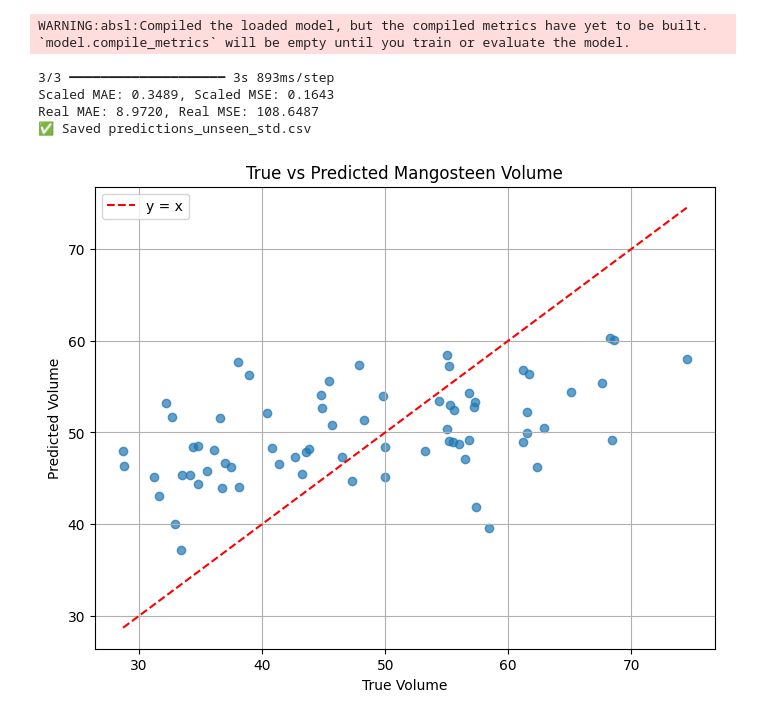
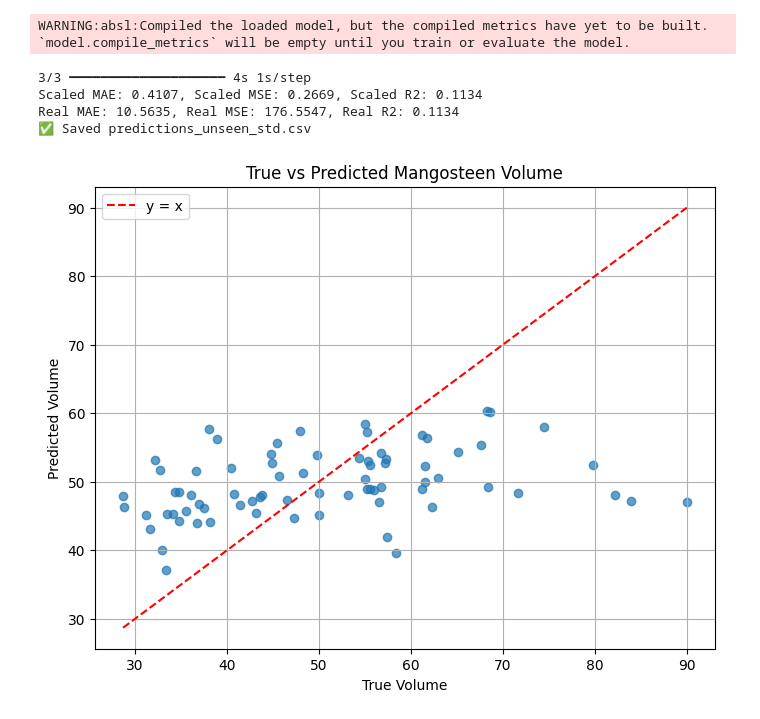
Before and after one commit to Ahmadaduwa/Mongoesteen, a Jupyter notebook: own_test.ipynb, the cells around one changed output. Saved outputs shown, nothing was run; the diff lists cells and outputs as text; code cells hidden in the pictures.

```diff
--- a/own_test.ipynb
+++ b/own_test.ipynb
@@ -4,7 +4,7 @@ import numpy as np
 import tensorflow as tf
 from tensorflow.keras.models import load_model
 from sklearn.preprocessing import StandardScaler
-from sklearn.metrics import mean_absolute_error, mean_squared_error
+from sklearn.metrics import mean_absolute_error, mean_squared_error, r2_score
 import joblib
 import matplotlib.pyplot as plt
 import pandas as pd
@@ -12,7 +12,7 @@ import pandas as pd
 # --- config ---
 MODEL_PATH = "./mangosteen_volume_model_aug.h5"
 SCALER_PATH = "./volume_scaler.save"
-TEST_DATA_DIR = "./DataTest/combined2"
+TEST_DATA_DIR = "./DataTest/combined"
 TEST_VOLUME_DIR = "./DataTest/labels"
 IMG_SIZE = 224
 
@@ -28,52 +28,69 @@ def load_test_data(test_dir, volume_dir):
             base = f.split('.',1)[0]
             vf = os.path.join(volume_dir, base+".txt")
             if os.path.exists(vf):
-                vol = float(open(vf).read().strip())
+                try:
+                    vol = float(open(vf).read().strip())
+                except:
+                    continue
                 img = cv2.imread(os.path.join(test_dir,f))
                 img = cv2.cvtColor(img, cv2.COLOR_BGR2RGB)
                 img = cv2.resize(img,(IMG_SIZE,IMG_SIZE))
                 imgs.append(img.astype('float32')/255.0)
                 vols.append(vol)
+    if len(imgs) == 0:
+        return np.array([]), np.array([])
     return np.stack(imgs,axis=0), np.array(vols)
 
 X_test, y_true = load_test_data(TEST_DATA_DIR, TEST_VOLUME_DIR)
+
+if X_test.size == 0:
+    raise RuntimeError("No test images found. ตรวจสอบ TEST_DATA_DIR และ TEST_VOLUME_DIR")
 
 # --- predict ---
 y_pred_scaled = model.predict(X_test, batch_size=32).flatten()
 
 # --- evaluate on scaled values (ก่อน de-normalize) ---
 y_true_scaled = scaler.transform(y_true.reshape(-1,1)).flatten()
 mae_scaled = mean_absolute_error(y_true_scaled, y_pred_scaled)
 mse_scaled = mean_squared_error(y_true_scaled, y_pred_scaled)
-print(f"Scaled MAE: {mae_scaled:.4f}, Scaled MSE: {mse_scaled:.4f}")
+r2_scaled = r2_score(y_true_scaled, y_pred_scaled)
+print(f"Scaled MAE: {mae_scaled:.4f}, Scaled MSE: {mse_scaled:.4f}, Scaled R2: {r2_scaled:.4f}")
 
 # --- de-normalize (กลับมาเป็นหน่วยจริง) ---
 y_pred = scaler.inverse_transform(y_pred_scaled.reshape(-1,1)).flatten()
 
 # --- evaluate on real values (de-normalize) ---
 mae_real = mean_absolute_error(y_true, y_pred)
 mse_real = mean_squared_error(y_true, y_pred)
-print(f"Real MAE: {mae_real:.4f}, Real MSE: {mse_real:.4f}")
+r2_real = r2_score(y_true, y_pred)
+print(f"Real MAE: {mae_real:.4f}, Real MSE: {mse_real:.4f}, Real R2: {r2_real:.4f}")
 
 # --- save predictions ---
-df = pd.DataFrame({'true_volume':y_true, 'predicted_volume':y_pred})
+df = pd.DataFrame({
+    'true_volume': y_true,
+    'predicted_volume': y_pred,
+    'abs_error': np.abs(y_true - y_pred),
+    'squared_error': (y_true - y_pred)**2
+})
 df.to_csv("predictions_unseen_std.csv", index=False)
 print("✅ Saved predictions_unseen_std.csv")
 
 # --- plot True vs Predicted ---
 plt.figure(figsize=(8,6))
 plt.scatter(y_true, y_pred, alpha=0.7)
 plt.plot([min(y_true),max(y_true)], [min(y_true),max(y_true)], 'r--', label='y = x')
 plt.xlabel("True Volume")
 plt.ylabel("Predicted Volume")
 plt.title("True vs Predicted Mangosteen Volume")
 plt.legend()
 plt.grid(True)
 plt.show()
+#Real MAE: 10.7296, Real MSE: 175.8946, Real R2: 0.1167
+#Real MAE: 10.5635, Real MSE: 176.5547, Real R2: 0.1134
 # %% [output]
 WARNING:absl:Compiled the loaded model, but the compiled metrics have yet to be built. `model.compile_metrics` will be empty until you train or evaluate the model.
-3/3 ━━━━━━━━━━━━━━━━━━━━ 3s 893ms/step
-Scaled MAE: 0.3489, Scaled MSE: 0.1643
-Real MAE: 8.9720, Real MSE: 108.6487
+3/3 ━━━━━━━━━━━━━━━━━━━━ 4s 1s/step
+Scaled MAE: 0.4107, Scaled MSE: 0.2669, Scaled R2: 0.1134
+Real MAE: 10.5635, Real MSE: 176.5547, Real R2: 0.1134
 ✅ Saved predictions_unseen_std.csv
-[figure, old version]
+[figure, new version]
```
Also changed, not shown: 9 other files.
